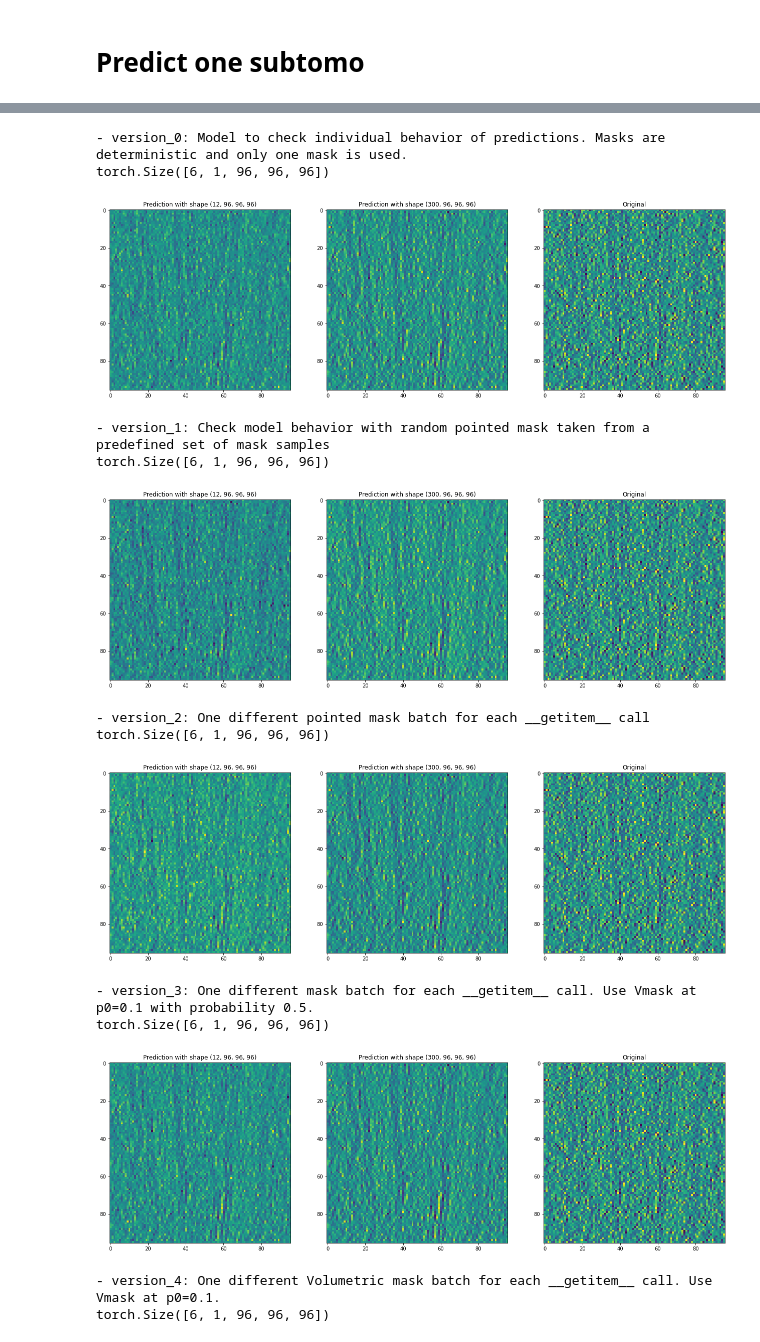
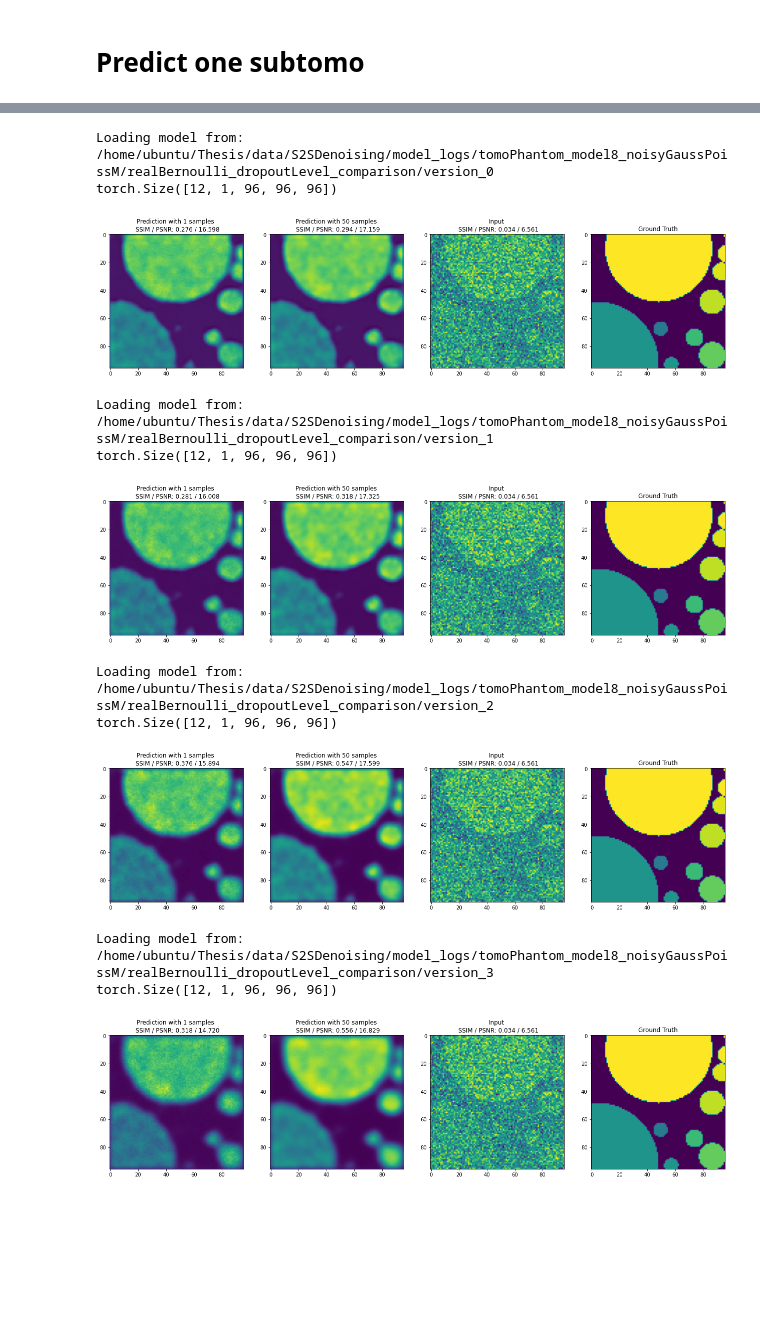
Before and after one commit to Fickincool/master-thesis, a Jupyter notebook: Notebooks/6.00_self2selfDenoising/6.07_EDA_predictions.ipynb, the cells around one changed output, grey strips where cells are left out. Drawn from its saved outputs; the diff is of its cells as text; code cells hidden in the pictures; blank space fills up the shorter version.

Commit message:
Update EDA to explore model predictions

```diff
--- a/Notebooks/6.00_self2selfDenoising/6.07_EDA_predictions.ipynb
+++ b/Notebooks/6.00_self2selfDenoising/6.07_EDA_predictions.ipynb
@@ -199,8 +183,21 @@ def compare_one_subtomo_model_versions(version_list, logdir, masked_only):
     return denoised_dict
 # %% [markdown]
 # Predict one subtomo
+# %%
+###################### Parse arguments ###################
+
+exp_name = "realBernoulli_dropoutLevel_comparison"
+
+n_bernoulli_samples = 12
+
+tomo_name = "tomoPhantom_model8_noisyGaussPoissM"
+
+##################################### Model and dataloader ####################################################
+
+tensorboard_logdir = os.path.join(
+    PARENT_PATH, "data/S2SDenoising/model_logs/%s/%s/" % (tomo_name, exp_name)
+)
+pathlib.Path(tensorboard_logdir).mkdir(parents=True, exist_ok=True)
 # %%
-max_version = 7
+max_version = 3
 version_list = ['version_%i'%i for i in range(max_version+1)]
-# version_list = ['version_6']
-logdir = 'tryout_model_logs'
@@ -229,17 +204,15 @@ torch.Size([1, 1, 96, 96, 96])
 # %%
-denoised_dict = compare_one_subtomo_model_versions(version_list, logdir, masked_only=False)
+denoised_dict = compare_one_subtomo_model_versions(version_list, tensorboard_logdir)
 # %% [output]
-- version_0: Model to check individual behavior of predictions. Masks are deterministic and only one mask is used.
-torch.Size([6, 1, 96, 96, 96])
+Loading model from: /home/ubuntu/Thesis/data/S2SDenoising/model_logs/tomoPhantom_model8_noisyGaussPoissM/realBernoulli_dropoutLevel_comparison/version_0
+torch.Size([12, 1, 96, 96, 96])
-[figure, old version]
+[figure, new version]
-- version_1: Check model behavior with random pointed mask taken from a predefined set of mask samples
-torch.Size([6, 1, 96, 96, 96])
+Loading model from: /home/ubuntu/Thesis/data/S2SDenoising/model_logs/tomoPhantom_model8_noisyGaussPoissM/realBernoulli_dropoutLevel_comparison/version_1
+torch.Size([12, 1, 96, 96, 96])
-[figure, old version]
+[figure, new version]
-- version_2: One different pointed mask batch for each __getitem__ call
-torch.Size([6, 1, 96, 96, 96])
+Loading model from: /home/ubuntu/Thesis/data/S2SDenoising/model_logs/tomoPhantom_model8_noisyGaussPoissM/realBernoulli_dropoutLevel_comparison/version_2
+torch.Size([12, 1, 96, 96, 96])
-[figure, old version]
+[figure, new version]
-- version_3: One different mask batch for each __getitem__ call. Use Vmask at p0=0.1 with probability 0.5.
-torch.Size([6, 1, 96, 96, 96])
+Loading model from: /home/ubuntu/Thesis/data/S2SDenoising/model_logs/tomoPhantom_model8_noisyGaussPoissM/realBernoulli_dropoutLevel_comparison/version_3
+torch.Size([12, 1, 96, 96, 96])
-[figure, old version]
+[figure, new version]
-- version_4: One different Volumetric mask batch for each __getitem__ call. Use Vmask at p0=0.1.
-torch.Size([6, 1, 96, 96, 96])
```
Also changed, not shown: parts of 5 cells of this notebook.
